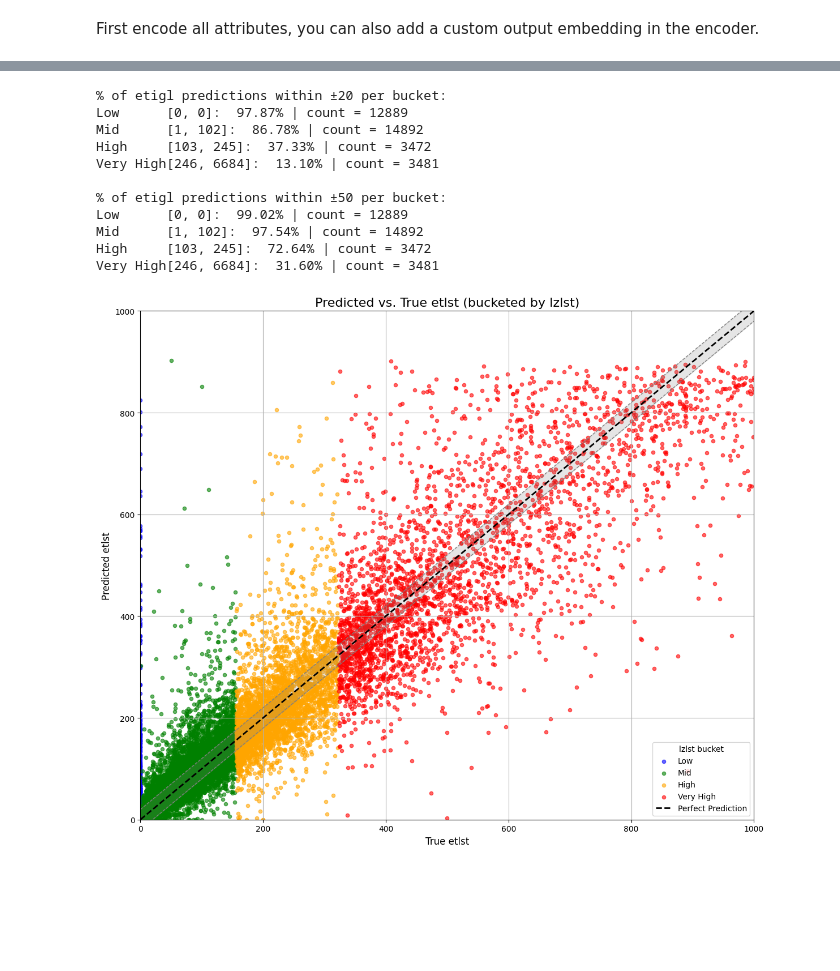
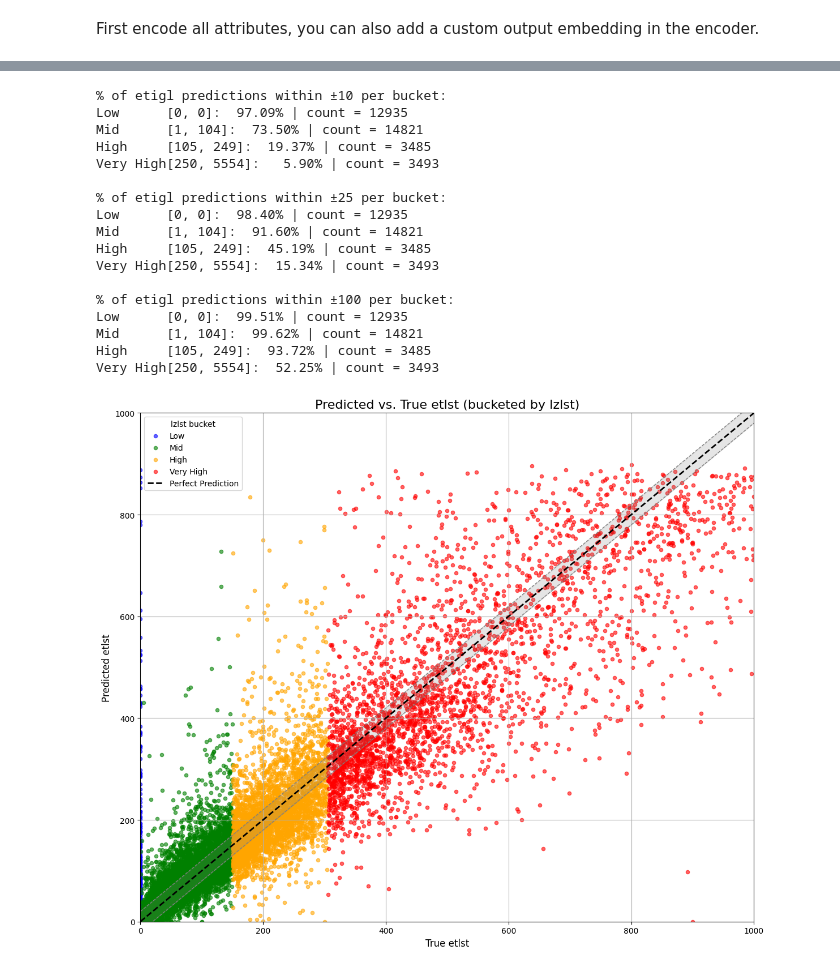
Before and after one commit to westarman/MLG-Project, a Jupyter notebook: models/graphSAGE/graphSAGE.ipynb, the cells around one changed output, grey strips where cells are left out. Drawn from its saved outputs; the diff is of its cells as text; code cells hidden in the pictures; blank space fills up the shorter version.

```diff
--- a/models/graphSAGE/graphSAGE.ipynb
+++ b/models/graphSAGE/graphSAGE.ipynb
@@ -465,11 +419,8 @@ args = Args()
 
 target_dim  = data.y.size(1)
 encoder_out_emb_dim = 48
-# Model instantiation needs to pass encoder related parameters
-# The input_dim for GNNStack is now determined by the encoder's output_emb_dim
-# We will pass the numeric_attr (number of numerical attributes) and categories (list of category sizes)
-model = GNNStack(numeric_attr_dim=numeric_attr, categories_list=categories,
-                  encoder_out_emb_dim=encoder_out_emb_dim, hidden_dim=args.hidden_dim, output_dim=target_dim, args=args).to(device)
+model = GNNStack(numeric_attr_dim=numeric_attr, categories_list=categories, encoder_out_emb_dim=encoder_out_emb_dim,
+                 hidden_dim=args.hidden_dim, output_dim=target_dim, args=args).to(device)
 optimizer = torch.optim.Adam(model.parameters(), lr=0.025, weight_decay=5e-3)
 data = data.to(device)
 
@@ -620,24 +571,19 @@ def report_buckets(true, pred, name):
         )
 
         print(
-            f"{k:9s}: "
-            f"range = [{lo:.2f}, {hi:.2f}] | "
+            f"{k:9s}[{lo:.0f}, {hi:.0f}]: "
             f"MAE = {bucket_mae:.2f} | "
             f"count = {m.sum().item()}"
         )
 
-
-# etigl (bucketed by lzigl)
-report_buckets(
-    true=y_test[:, 0],
-    pred=y_pred_test[:, 0],
-    name="lzigl buckets → etigl"
-)
-
-# etlst (bucketed by lzlst)
-report_buckets(
-    true=y_test[:, 1],
-    pred=y_pred_test[:, 1],
-    name="lzlst buckets → etlst"
-)
+plt.figure(figsize=(12, 6))
+plt.plot(train_losses, label="Train MAE", color="blue", lw=2)
+plt.plot(val_losses, label="Validation MAE", color="red", lw=2)
+plt.xlabel("Epoch")
+plt.ylabel("MAE")
+plt.title("Overall Train vs Validation MAE")
+plt.legend()
+plt.grid(True)
+plt.tight_layout()
+plt.show()
 # %% [output]
@@ -734,7 +711,6 @@ Node 320917 (Test Sample 2):
 --------------------------------------------------
 # %%
 import numpy as np
-import matplotlib.pyplot as plt
 
 # --- Convert to numpy once ---
 true_etigl = y_test[:, 0].cpu().numpy()
@@ -803,11 +779,13 @@ def print_within_band(true, pred, buckets, target_name, band):
 
 # --- Plot & print for etigl ---
 plot_pred_vs_true(true_etigl, pred_etigl, buckets_etigl, "etigl", "lzigl")
-print_within_band(true_etigl, pred_etigl, buckets_etigl, "etigl", 20)
-print_within_band(true_etigl, pred_etigl, buckets_etigl, "etigl", 50)
+print_within_band(true_etigl, pred_etigl, buckets_etigl, "etigl", 10)
+print_within_band(true_etigl, pred_etigl, buckets_etigl, "etigl", 25)
+print_within_band(true_etigl, pred_etigl, buckets_etigl, "etigl", 100)
 
 # --- Plot & print for etlst ---
 plot_pred_vs_true(true_etlst, pred_etlst, buckets_etlst, "etlst", "lzlst")
-print_within_band(true_etlst, pred_etlst, buckets_etlst, "etlst", 20)
-print_within_band(true_etlst, pred_etlst, buckets_etlst, "etlst", 50)
+print_within_band(true_etlst, pred_etlst, buckets_etlst, "etlst", 10)
+print_within_band(true_etlst, pred_etlst, buckets_etlst, "etlst", 25)
+print_within_band(true_etlst, pred_etlst, buckets_etlst, "etlst", 100)
 # %% [output]
@@ -815,12 +793,18 @@ print_within_band(true_etlst, pred_etlst, buckets_etlst, "etlst", 50)
-% of etigl predictions within ±20 per bucket:
-Low      [0, 0]:  97.87% | count = 12889
-Mid      [1, 102]:  86.78% | count = 14892
-High     [103, 245]:  37.33% | count = 3472
-Very High[246, 6684]:  13.10% | count = 3481
+% of etigl predictions within ±10 per bucket:
+Low      [0, 0]:  97.09% | count = 12935
+Mid      [1, 104]:  73.50% | count = 14821
+High     [105, 249]:  19.37% | count = 3485
+Very High[250, 5554]:   5.90% | count = 3493
 
-% of etigl predictions within ±50 per bucket:
-Low      [0, 0]:  99.02% | count = 12889
-Mid      [1, 102]:  97.54% | count = 14892
-High     [103, 245]:  72.64% | count = 3472
-Very High[246, 6684]:  31.60% | count = 3481
+% of etigl predictions within ±25 per bucket:
+Low      [0, 0]:  98.40% | count = 12935
+Mid      [1, 104]:  91.60% | count = 14821
+High     [105, 249]:  45.19% | count = 3485
+Very High[250, 5554]:  15.34% | count = 3493
+
+% of etigl predictions within ±100 per bucket:
+Low      [0, 0]:  99.51% | count = 12935
+Mid      [1, 104]:  99.62% | count = 14821
+High     [105, 249]:  93.72% | count = 3485
+Very High[250, 5554]:  52.25% | count = 3493
-[figure, old version]
+[figure, new version]
```
Also changed, not shown: parts of 9 cells of this notebook.
